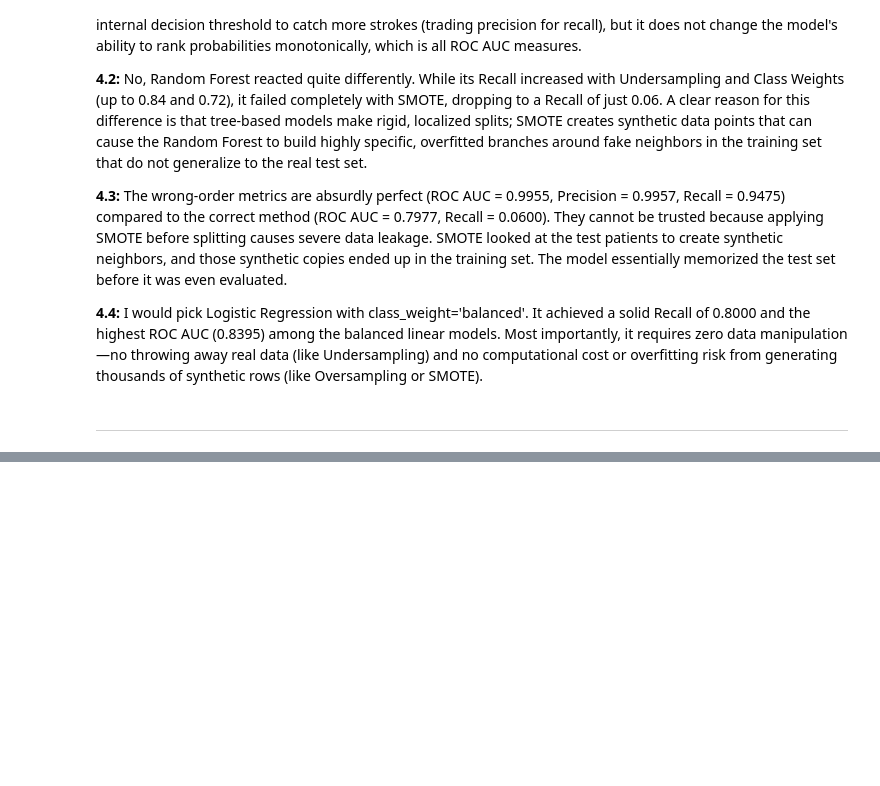
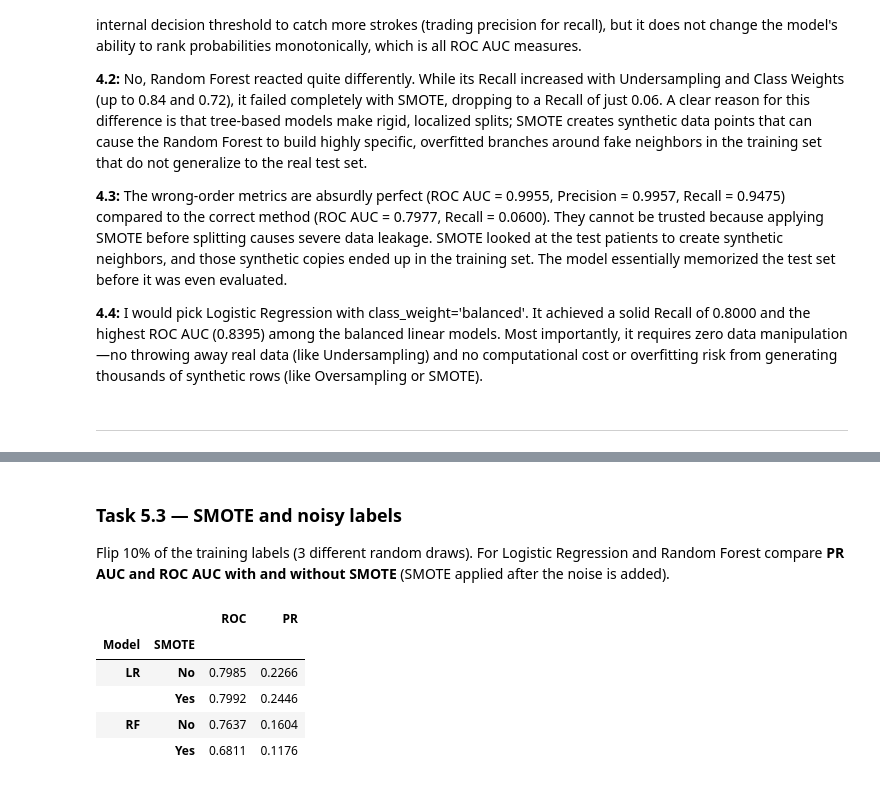
Before and after one commit to bahadurmalik82/stroke-risk-prediction-imbalance, a Jupyter notebook: Lab9_Bias_Variance_Imbalance_Template.ipynb, the cells around one changed output, grey strips where cells are left out. Cells and saved outputs as stored; diff of their text form; code cells hidden in the pictures; blank space fills up the shorter version.

```diff
--- a/Lab9_Bias_Variance_Imbalance_Template.ipynb
+++ b/Lab9_Bias_Variance_Imbalance_Template.ipynb
@@ -555,0 +645,34 @@ display(df_leakage)
+# %% [markdown]
+### Task 5.3 — SMOTE and noisy labels
+Flip 10% of the training labels (3 different random draws). For Logistic Regression and Random Forest compare **PR AUC and ROC AUC with and without SMOTE** (SMOTE applied after the noise is added).
+# %%
+results_smote = []
+for i in range(3):
+    y_noisy = y_train.copy()
+    flip_idx = rng.choice(len(y_noisy), int(len(y_noisy) * 0.10), replace=False)
+    y_noisy.iloc[flip_idx] = 1 - y_noisy.iloc[flip_idx]
+
+    for name, model in [('LR', models['LR']), ('RF', models['RF'])]:
+        X_tr = X_train_scaled if name == 'LR' else X_train_imputed
+        X_te = X_test_scaled if name == 'LR' else X_test_imputed
+
+        # Without SMOTE
+        model.fit(X_tr, y_noisy)
+        p = model.predict_proba(X_te)[:, 1]
+        results_smote.append({'Model': name, 'SMOTE': 'No', 'ROC': roc_auc_score(y_test, p), 'PR': average_precision_score(y_test, p)})
+
+        # With SMOTE
+        X_res, y_res = SMOTE(random_state=SEED).fit_resample(X_tr, y_noisy)
+        model.fit(X_res, y_res)
+        p = model.predict_proba(X_te)[:, 1]
+        results_smote.append({'Model': name, 'SMOTE': 'Yes', 'ROC': roc_auc_score(y_test, p), 'PR': average_precision_score(y_test, p)})
+
+df_smote = pd.DataFrame(results_smote).groupby(['Model', 'SMOTE']).mean().round(4)
+display(df_smote)
+# %% [output]
+|  |  | ROC | PR |
+| Model | SMOTE |  |  |
+| LR | No | 0.7985 | 0.2266 |
+|  | Yes | 0.7992 | 0.2446 |
+| RF | No | 0.7637 | 0.1604 |
+|  | Yes | 0.6811 | 0.1176 |
```
Also changed, not shown: parts of 6 cells of this notebook.
